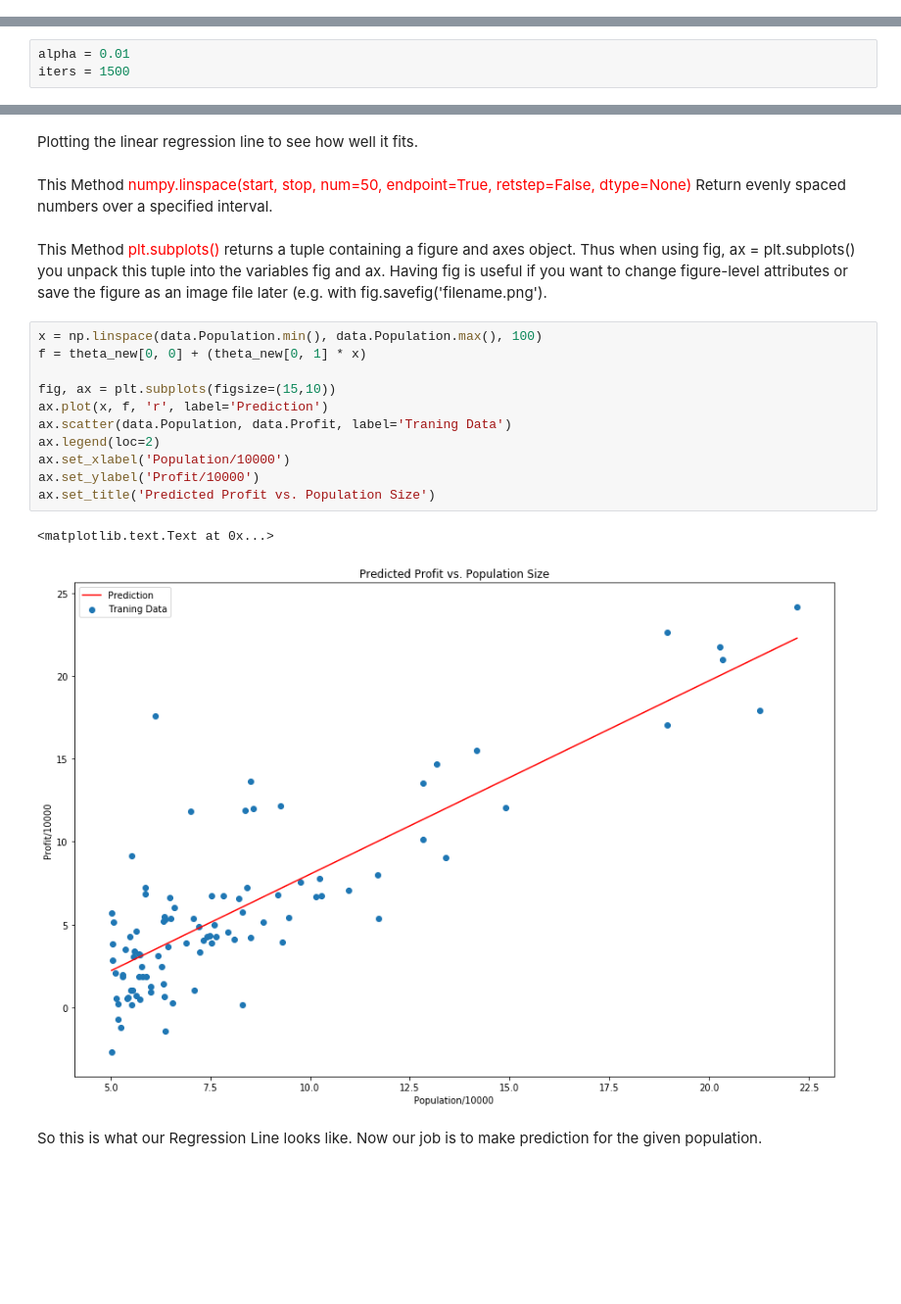
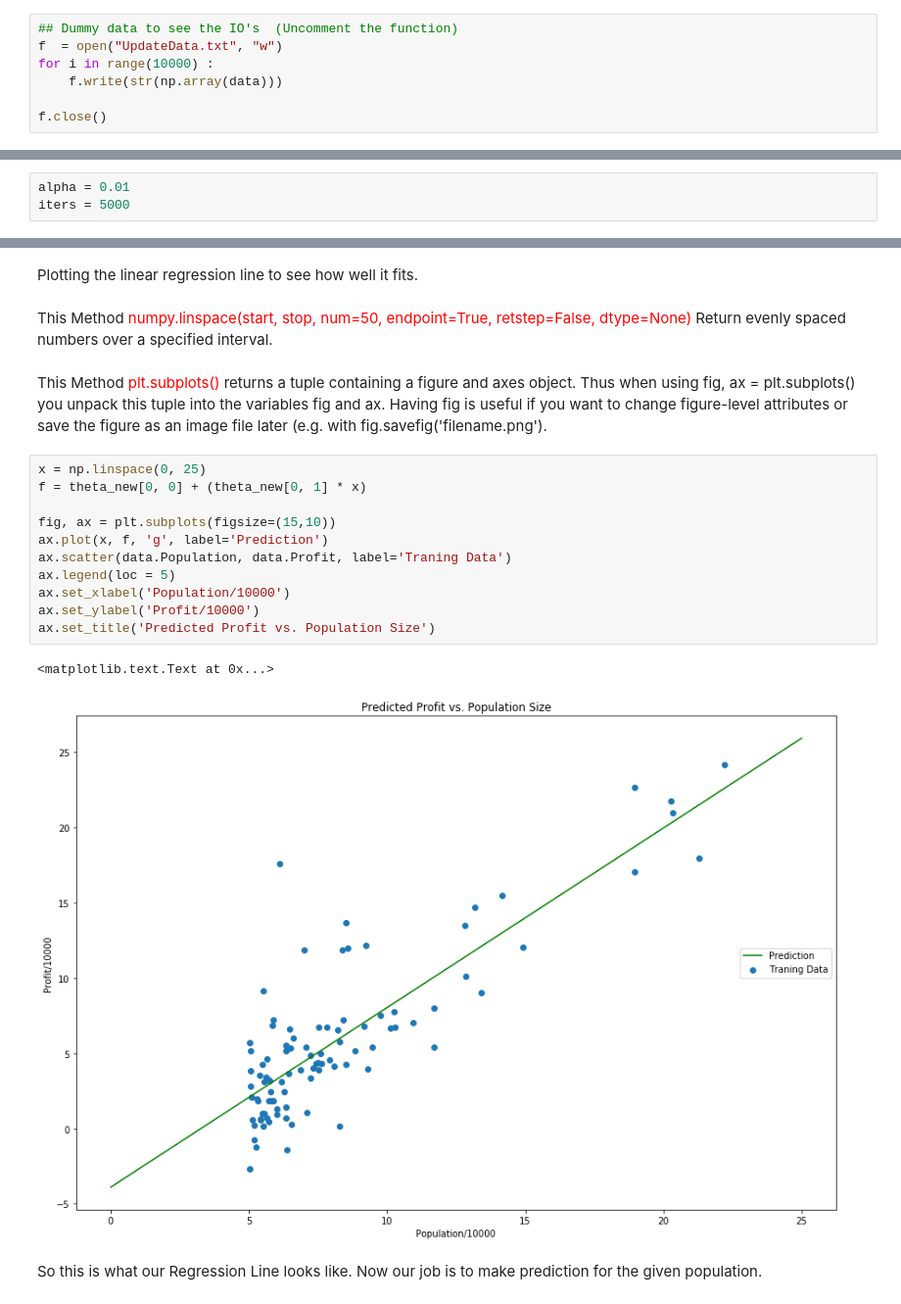
Before and after one commit to utkarshmani1997/Milkman, a Jupyter notebook: Milkman.ipynb, the cells around one changed output, grey strips where cells are left out. Shown at 98% size. Cells and saved outputs as stored; diff of their text form; blank space fills up the shorter version.

Commit message:
Updated prediction

```diff
--- a/Milkman.ipynb
+++ b/Milkman.ipynb
@@ -68,6 +69,13 @@ data.plot(kind='scatter', x='Population', y='Profit', figsize=(15,10))
 Adding Ones column to the data matrix using <span style="color:RED"> pandas.DataFrame.insert(loc, column, value, allow_duplicates=False) </span> at specified location.Basically this is for the vectorization
 # %%
 data.insert(0, 'Ones', 1)
+# %%
+## Dummy data to see the IO's  (Uncomment the function)
+f  = open("UpdateData.txt", "w")
+for i in range(10000) :
+    f.write(str(np.array(data)))
+
+f.close()
 # %%
 data.head(n=5)
 # %% [output]
@@ -143,7 +153,7 @@ def gradientDescent(X, y, theta, alpha, iters):
 Now we have to set the learning rate alpha and the no of iterations.
 # %%
 alpha = 0.01
-iters = 1500
+iters = 5000
 # %% [markdown]
 After setting the values, now we have to call the *gradientDescent* method to fit our parameters in the training set and plot the cost function over no of iterations.
 # %%
@@ -169,18 +179,18 @@ computeCost(X, y, theta_new)
 # %% [markdown]
 Plotting the linear regression line to see how well it fits.<br><br>This Method <span style="color:RED">numpy.linspace(start, stop, num=50, endpoint=True, retstep=False, dtype=None)</span> Return evenly spaced numbers over a specified interval.<br><br>This Method<span style="color:RED"> plt.subplots() </span>returns a tuple containing a figure and axes object. Thus when using fig, ax = plt.subplots() you unpack this tuple into the variables fig and ax. Having fig is useful if you want to change figure-level attributes or save the figure as an image file later (e.g. with fig.savefig('filename.png').
 # %%
-x = np.linspace(data.Population.min(), data.Population.max(), 100)
+x = np.linspace(0, 25)
 f = theta_new[0, 0] + (theta_new[0, 1] * x)
 
 fig, ax = plt.subplots(figsize=(15,10))
-ax.plot(x, f, 'r', label='Prediction')
+ax.plot(x, f, 'g', label='Prediction')
 ax.scatter(data.Population, data.Profit, label='Traning Data')
-ax.legend(loc=2)
+ax.legend(loc = 5)
 ax.set_xlabel('Population/10000')
 ax.set_ylabel('Profit/10000')
 ax.set_title('Predicted Profit vs. Population Size')
 # %% [output]
 <matplotlib.text.Text at 0x...>
-[figure, old version]
+[figure, new version]
 # %% [markdown]
 So this is what our Regression Line looks like. Now our job is to make prediction for the given population.
```
Also changed, not shown: parts of 10 cells of this notebook, 1 other file.
